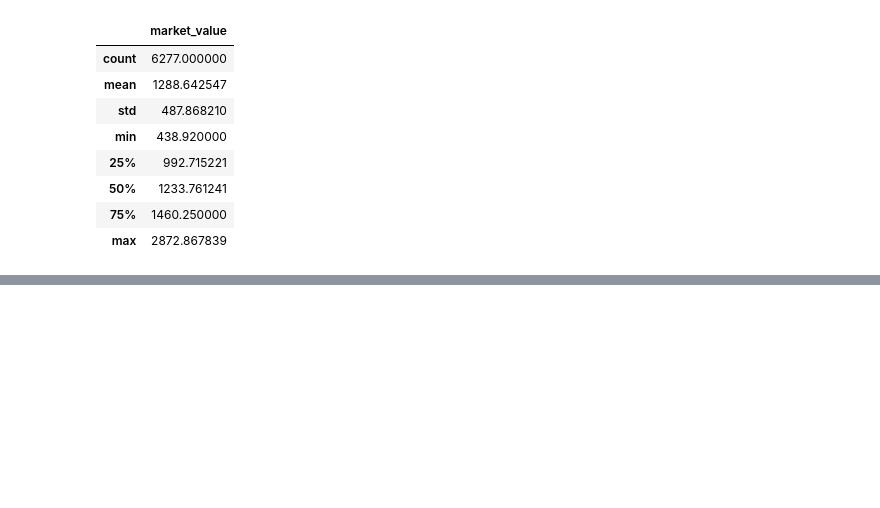
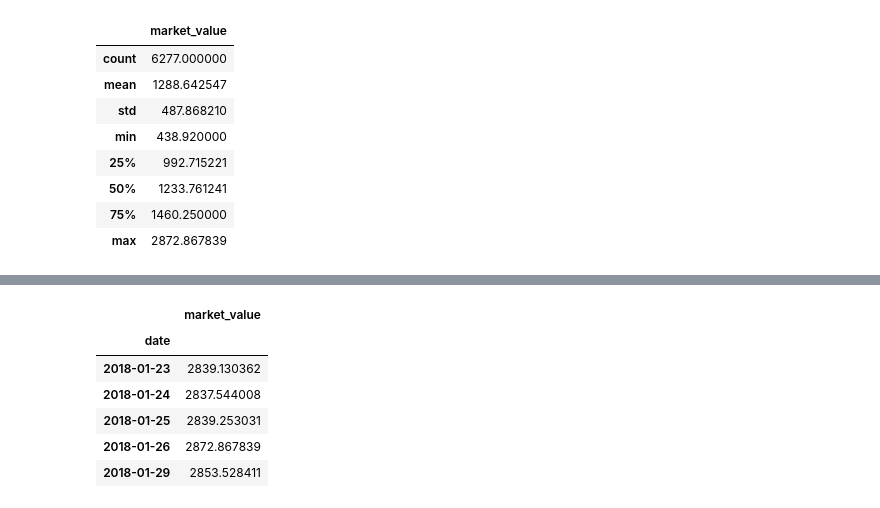
Before and after one commit to dinaabdulrasoul/Time-Series-Analysis-with-Python, a Jupyter notebook: time_series_analysis.ipynb, the cells around one changed output, grey strips where cells are left out. Drawn from its saved outputs; the diff is of its cells as text; code cells hidden in the pictures; blank space fills up the shorter version.

```diff
--- a/time_series_analysis.ipynb
+++ b/time_series_analysis.ipynb
@@ -256,0 +280,10 @@ df_comp.describe()
+# %%
+df_train.tail()
+# %% [output]
+|  | market_value |
+| date |  |
+| 2018-01-23 | 2839.130362 |
+| 2018-01-24 | 2837.544008 |
+| 2018-01-25 | 2839.253031 |
+| 2018-01-26 | 2872.867839 |
+| 2018-01-29 | 2853.528411 |
```
Also changed, not shown: parts of 6 cells of this notebook.
